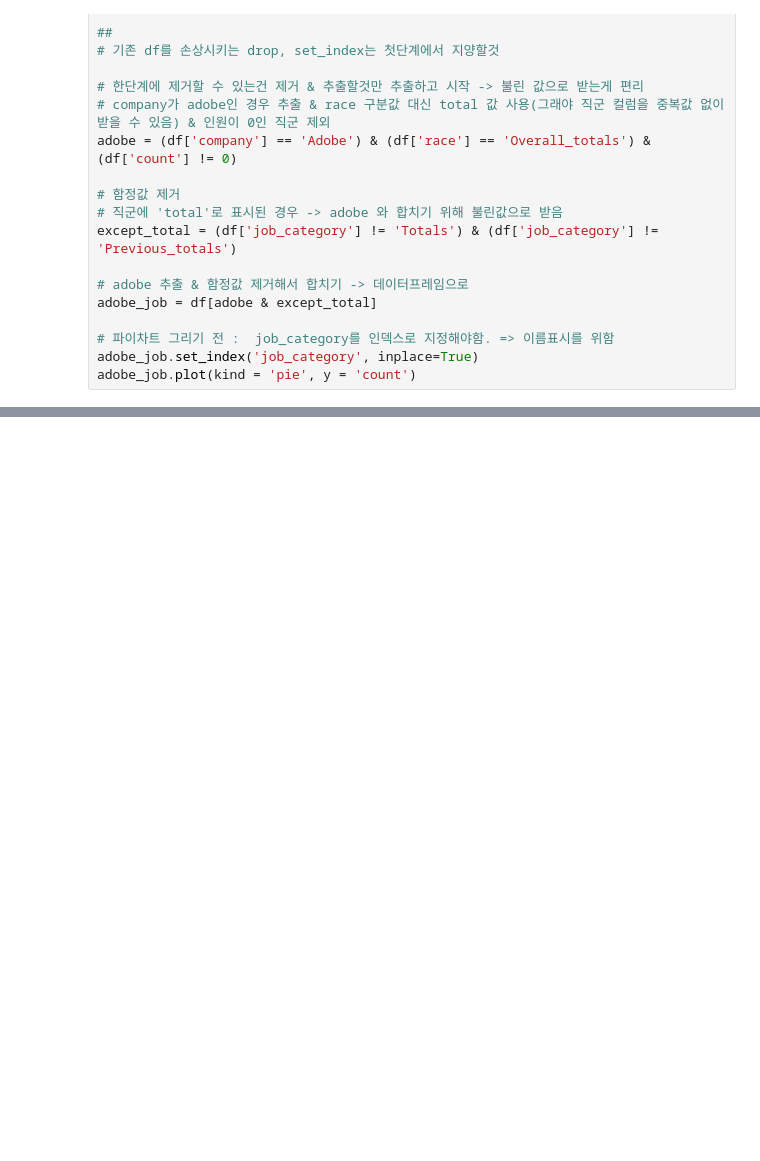
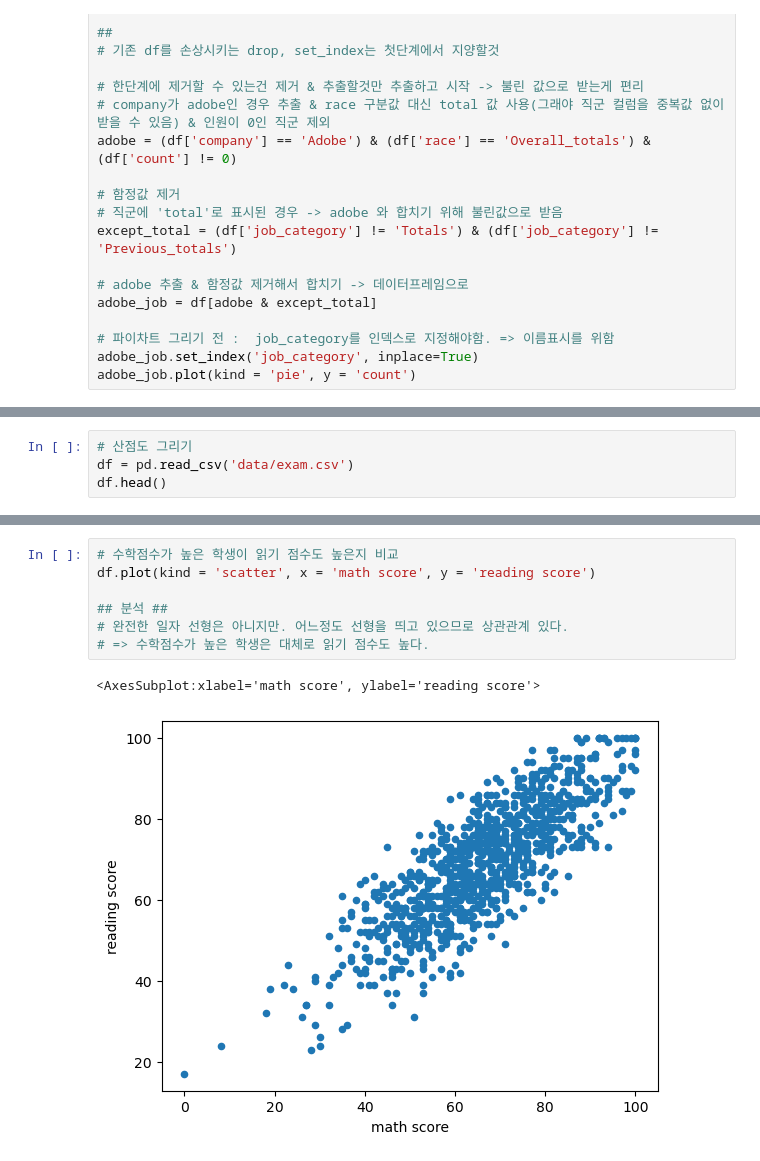
Before and after one commit to lihyel/python_study, a Jupyter notebook: Solution_Note/step3-3 데이터분석과 시각화/01. 시각화와 그래프.ipynb, the cells around one changed output, grey strips where cells are left out. Drawn from its saved outputs; the diff is of its cells as text; blank space fills up the shorter version.

```diff
--- a/Solution_Note/step3-3 데이터분석과 시각화/01. 시각화와 그래프.ipynb
+++ b/Solution_Note/step3-3 데이터분석과 시각화/01. 시각화와 그래프.ipynb
@@ -205,0 +338,4 @@ adobe_job.plot(kind = 'pie', y = 'count')
+# %%
+# 산점도 그리기
+df = pd.read_csv('data/exam.csv')
+df.head()
@@ -205,0 +349,10 @@ adobe_job.plot(kind = 'pie', y = 'count')
+# %%
+# 수학점수가 높은 학생이 읽기 점수도 높은지 비교
+df.plot(kind = 'scatter', x = 'math score', y = 'reading score')
+
+## 분석 ##
+# 완전한 일자 선형은 아니지만. 어느정도 선형을 띄고 있으므로 상관관계 있다.
+# => 수학점수가 높은 학생은 대체로 읽기 점수도 높다.
+# %% [output]
+<AxesSubplot:xlabel='math score', ylabel='reading score'>
+[figure, added]
```
Also changed, not shown: parts of 20 cells of this notebook.
